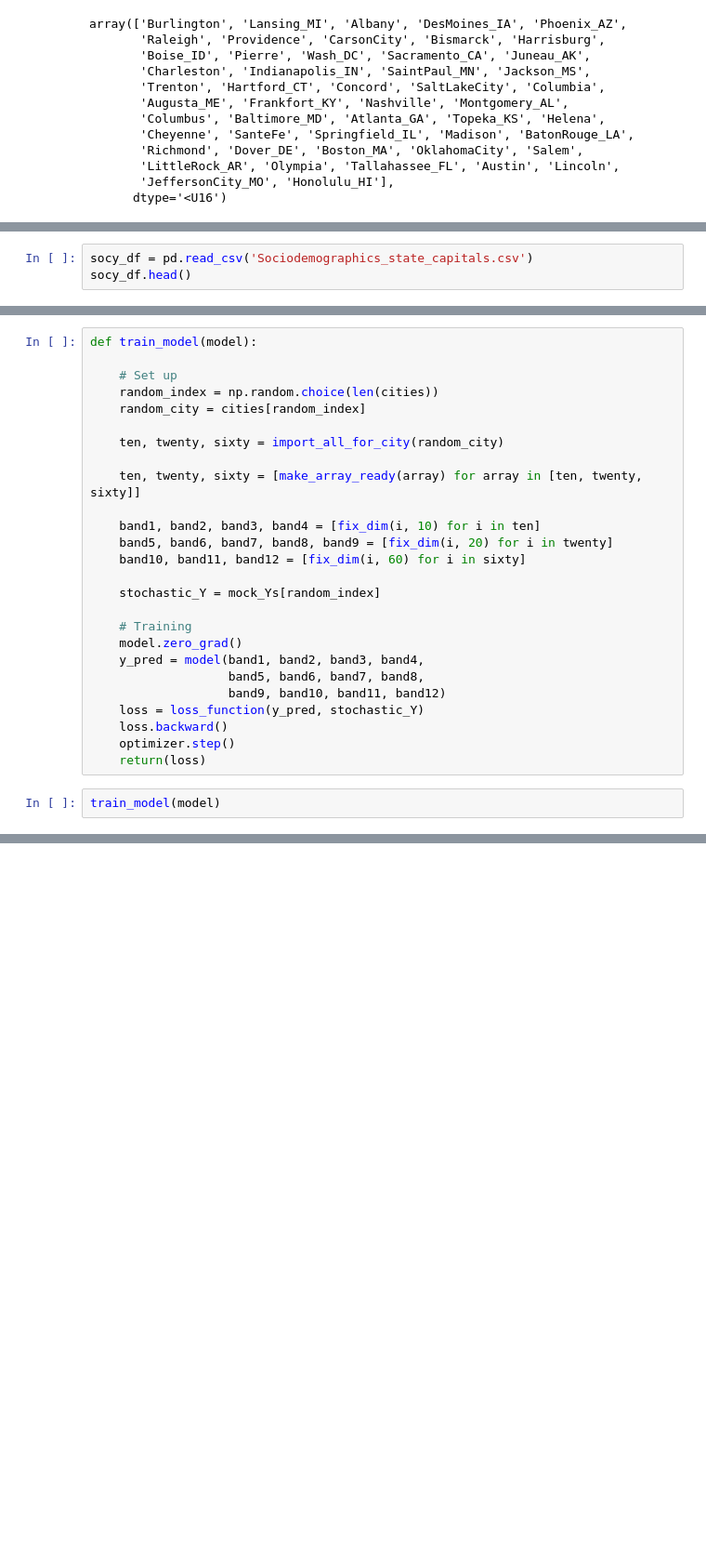
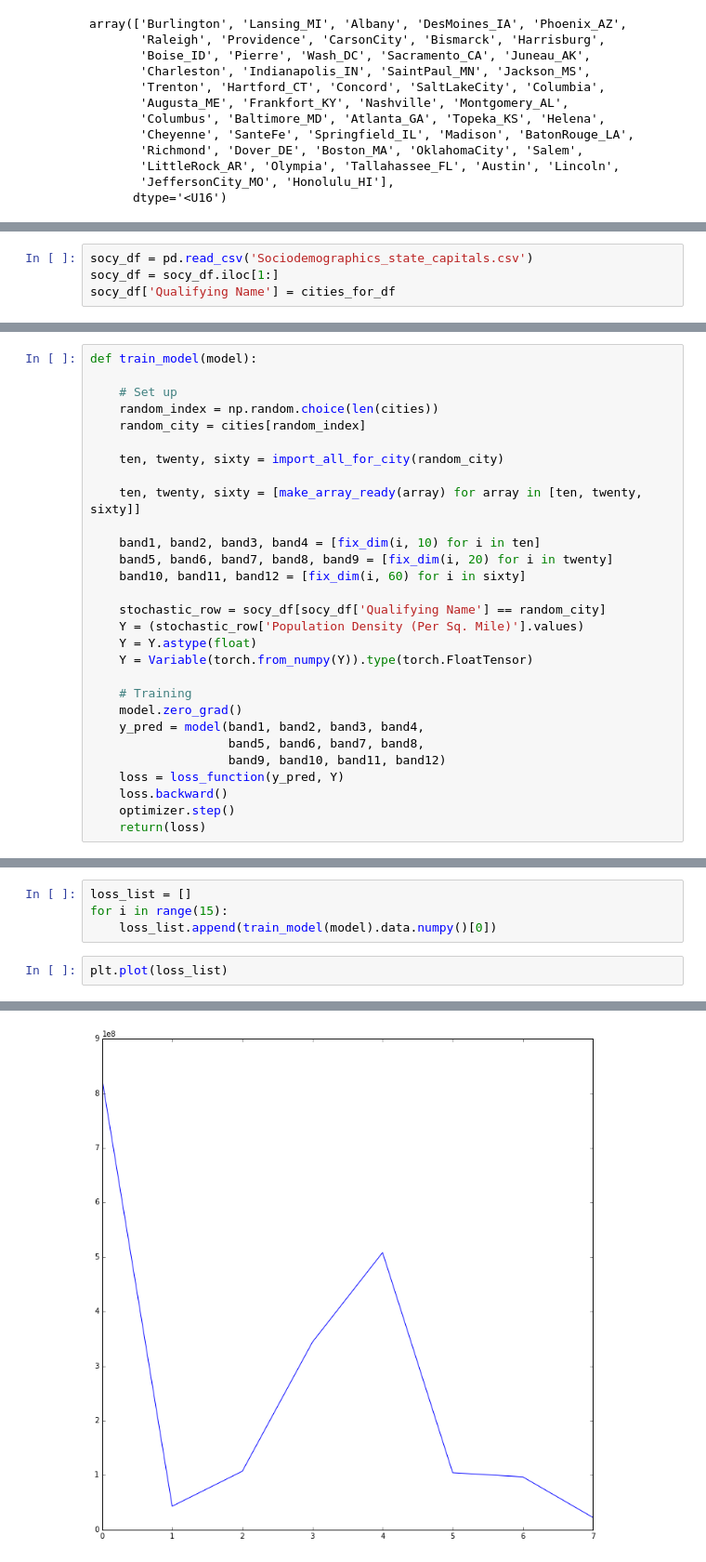
Before and after one commit to jdiaz4302/US_Demo_Net, a Jupyter notebook: model.ipynb, the cells around one changed output, grey strips where cells are left out. Shown at 93% size. Saved outputs shown, nothing was run; the diff lists cells and outputs as text; blank space fills up the shorter version.

Commit message:
Nearly done w/ training code

```diff
--- a/model.ipynb
+++ b/model.ipynb
@@ -299,3 +312,4 @@ array(['Burlington', 'Lansing_MI', 'Albany', 'DesMoines_IA', 'Phoenix_AZ',
 # %%
 socy_df = pd.read_csv('Sociodemographics_state_capitals.csv')
-socy_df.head()
+socy_df = socy_df.iloc[1:]
+socy_df['Qualifying Name'] = cities_for_df
@@ -322,16 +328,17 @@ def train_model(model):
     band5, band6, band7, band8, band9 = [fix_dim(i, 20) for i in twenty]
     band10, band11, band12 = [fix_dim(i, 60) for i in sixty]
 
-    stochastic_Y = mock_Ys[random_index]
+    stochastic_row = socy_df[socy_df['Qualifying Name'] == random_city]
+    Y = (stochastic_row['Population Density (Per Sq. Mile)'].values)
+    Y = Y.astype(float)
+    Y = Variable(torch.from_numpy(Y)).type(torch.FloatTensor)
 
     # Training
     model.zero_grad()
     y_pred = model(band1, band2, band3, band4,
                    band5, band6, band7, band8,
                    band9, band10, band11, band12)
-    loss = loss_function(y_pred, stochastic_Y)
+    loss = loss_function(y_pred, Y)
     loss.backward()
     optimizer.step()
     return(loss)
-# %%
-train_model(model)
@@ -341,0 +345,7 @@ Variable containing:
+# %%
+loss_list = []
+for i in range(15):
+    loss_list.append(train_model(model).data.numpy()[0])
+# %%
+plt.plot(loss_list)
+# %% [output]
@@ -341,0 +353 @@ Variable containing:
+[figure, added]
```
Also changed, not shown: parts of 6 cells of this notebook.
